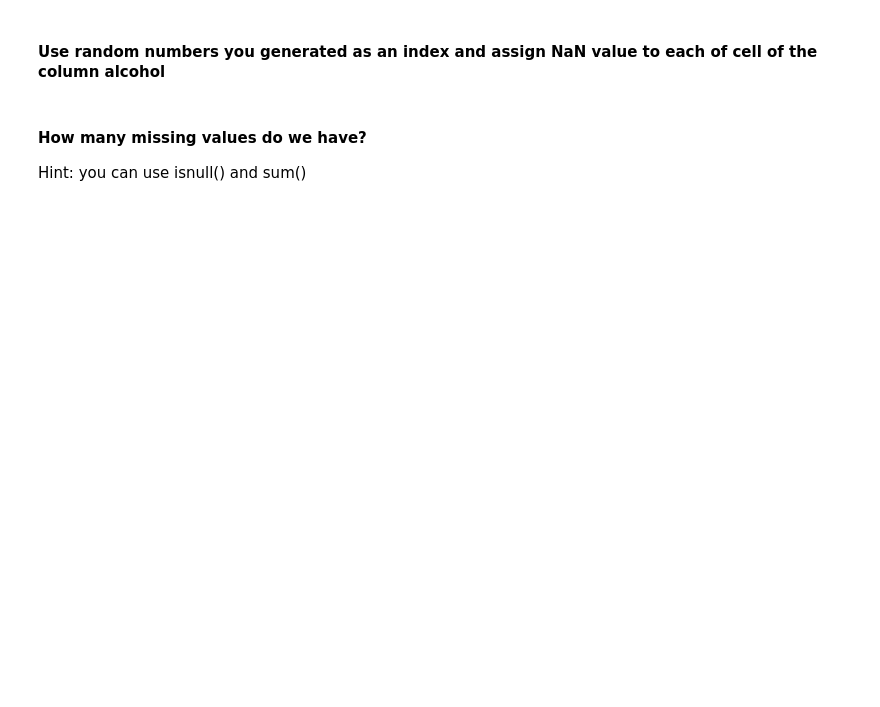
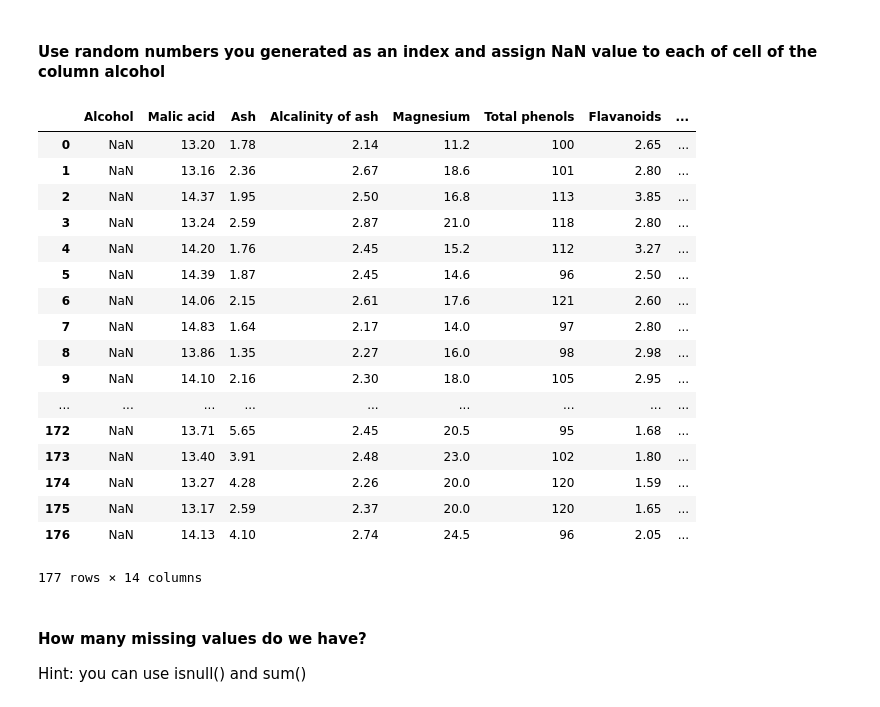
Before and after one commit to yishnu96/Assignment-3, a Jupyter notebook: Exercise.ipynb, the cells around one changed output. Drawn from its saved outputs; the diff is of its cells as text; code cells hidden in the pictures; blank space fills up the shorter version.

```diff
--- a/Exercise.ipynb
+++ b/Exercise.ipynb
@@ -44,5 +152,28 @@ Hint- Use iloc to select 3 rows of wine_df
 # %% [markdown]
 #### Use random numbers you generated as an index and assign NaN value to each of cell of the column alcohol
+# %%
+wine_df.columns=['Alcohol','Malic acid',' Ash','Alcalinity of ash','Magnesium','Total phenols',' Flavanoids', 'Nonflavanoid phenols','Proanthocyanins','Color intensity','Hue','OD280/OD315 of diluted wines','Proline','calcium']
+wine_df.iloc[:,0:1]=np.nan
+wine_df
+# %% [output]
+|  | Alcohol | Malic acid | Ash | Alcalinity of ash | Magnesium | Total phenols | Flavanoids | ... |
+| 0 | NaN | 13.20 | 1.78 | 2.14 | 11.2 | 100 | 2.65 | ... |
+| 1 | NaN | 13.16 | 2.36 | 2.67 | 18.6 | 101 | 2.80 | ... |
+| 2 | NaN | 14.37 | 1.95 | 2.50 | 16.8 | 113 | 3.85 | ... |
+| 3 | NaN | 13.24 | 2.59 | 2.87 | 21.0 | 118 | 2.80 | ... |
+| 4 | NaN | 14.20 | 1.76 | 2.45 | 15.2 | 112 | 3.27 | ... |
+| 5 | NaN | 14.39 | 1.87 | 2.45 | 14.6 | 96 | 2.50 | ... |
+| 6 | NaN | 14.06 | 2.15 | 2.61 | 17.6 | 121 | 2.60 | ... |
+| 7 | NaN | 14.83 | 1.64 | 2.17 | 14.0 | 97 | 2.80 | ... |
+| 8 | NaN | 13.86 | 1.35 | 2.27 | 16.0 | 98 | 2.98 | ... |
+| 9 | NaN | 14.10 | 2.16 | 2.30 | 18.0 | 105 | 2.95 | ... |
+| ... | ... | ... | ... | ... | ... | ... | ... | ... |
+| 172 | NaN | 13.71 | 5.65 | 2.45 | 20.5 | 95 | 1.68 | ... |
+| 173 | NaN | 13.40 | 3.91 | 2.48 | 23.0 | 102 | 1.80 | ... |
+| 174 | NaN | 13.27 | 4.28 | 2.26 | 20.0 | 120 | 1.59 | ... |
+| 175 | NaN | 13.17 | 2.59 | 2.37 | 20.0 | 120 | 1.65 | ... |
+| 176 | NaN | 14.13 | 4.10 | 2.74 | 24.5 | 96 | 2.05 | ... |
+177 rows × 14 columns
 # %% [markdown]
 ####  How many missing values do we have?
 
```
Also changed, not shown: parts of 9 cells of this notebook.
